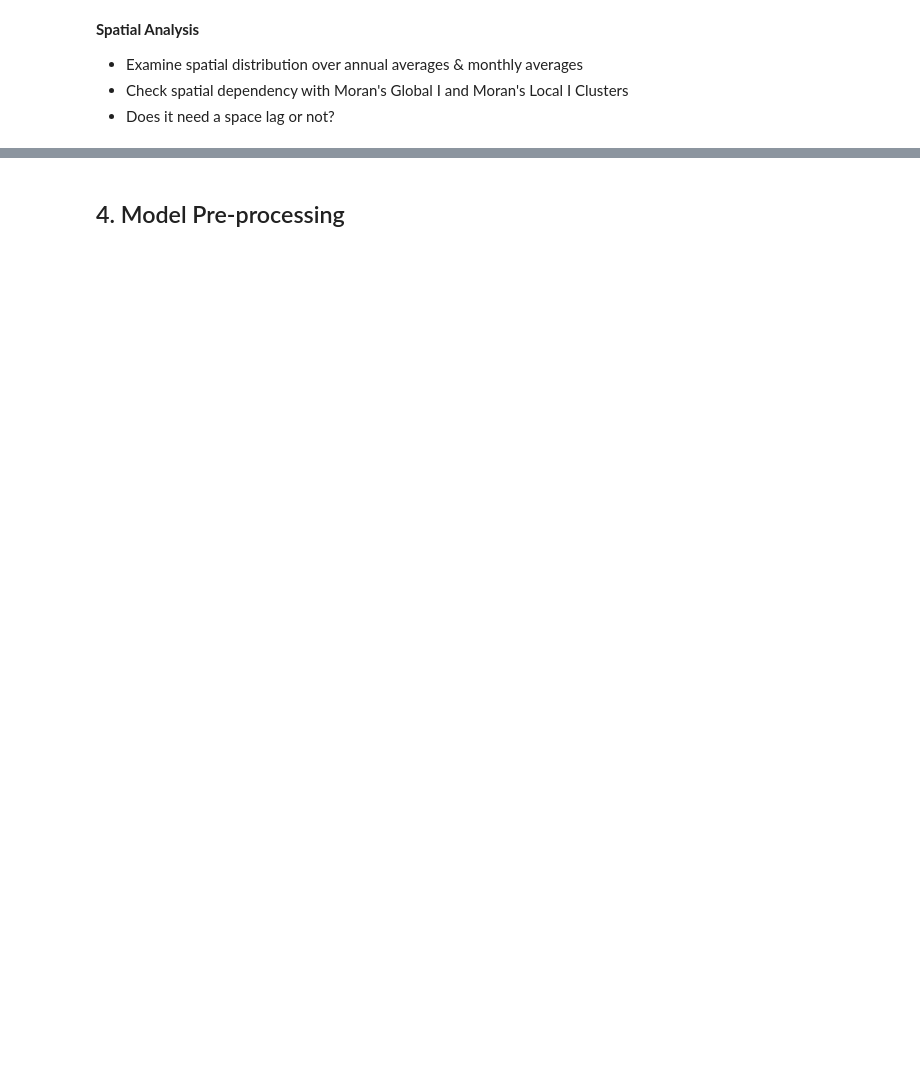
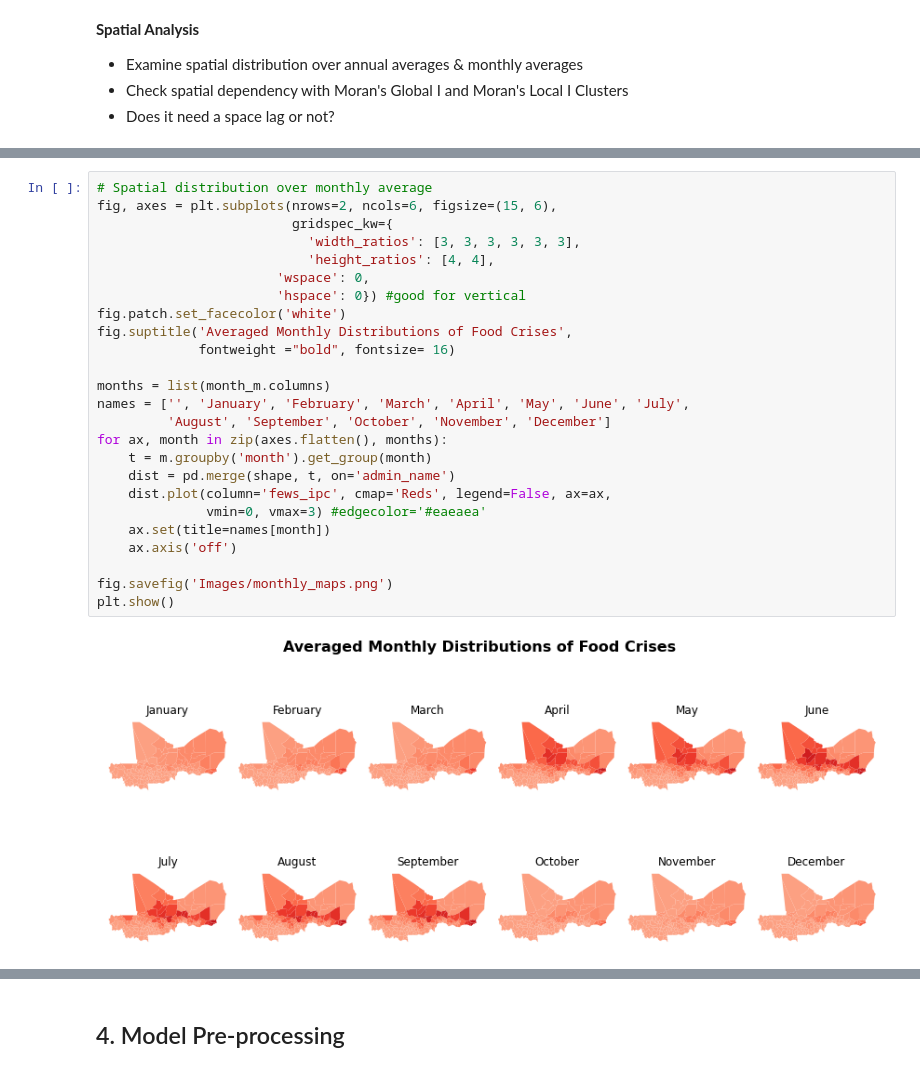
Before and after one commit to Claudia-Offner/MapAction_Dissertation, a Jupyter notebook: 1 - FC_EDA.ipynb, the cells around one changed output, grey strips where cells are left out. Drawn from its saved outputs; the diff is of its cells as text; blank space fills up the shorter version.

```diff
--- a/1 - FC_EDA.ipynb
+++ b/1 - FC_EDA.ipynb
@@ -114 +143,28 @@ for i in months:
+# %%
+# Spatial distribution over monthly average
+fig, axes = plt.subplots(nrows=2, ncols=6, figsize=(15, 6),
+                         gridspec_kw={
+                           'width_ratios': [3, 3, 3, 3, 3, 3],
+                           'height_ratios': [4, 4],
+                       'wspace': 0,
+                       'hspace': 0}) #good for vertical
+fig.patch.set_facecolor('white')
+fig.suptitle('Averaged Monthly Distributions of Food Crises',
+             fontweight ="bold", fontsize= 16)
+
+months = list(month_m.columns)
+names = ['', 'January', 'February', 'March', 'April', 'May', 'June', 'July',
+         'August', 'September', 'October', 'November', 'December']
+for ax, month in zip(axes.flatten(), months):
+    t = m.groupby('month').get_group(month)
+    dist = pd.merge(shape, t, on='admin_name')
+    dist.plot(column='fews_ipc', cmap='Reds', legend=False, ax=ax,
+              vmin=0, vmax=3) #edgecolor='#eaeaea'
+    ax.set(title=names[month])
+    ax.axis('off')
+
+fig.savefig('Images/monthly_maps.png')
+plt.show()
+# %% [output]
+[figure, added]
 # %%
```
Also changed, not shown: parts of 29 cells of this notebook.
